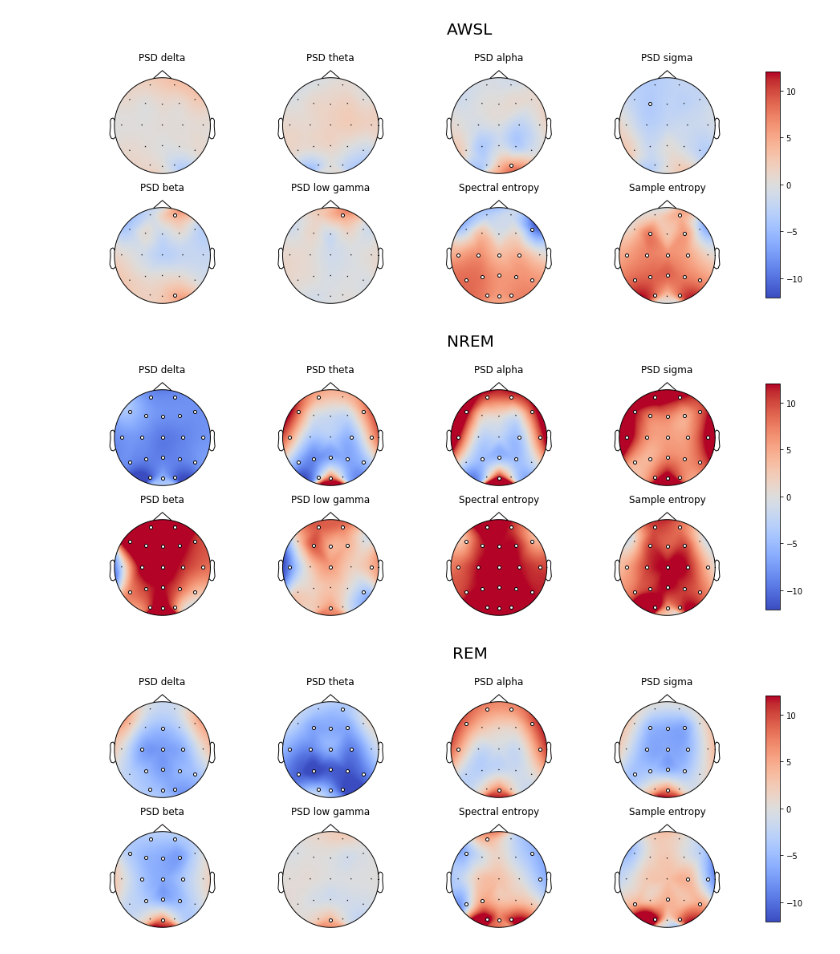
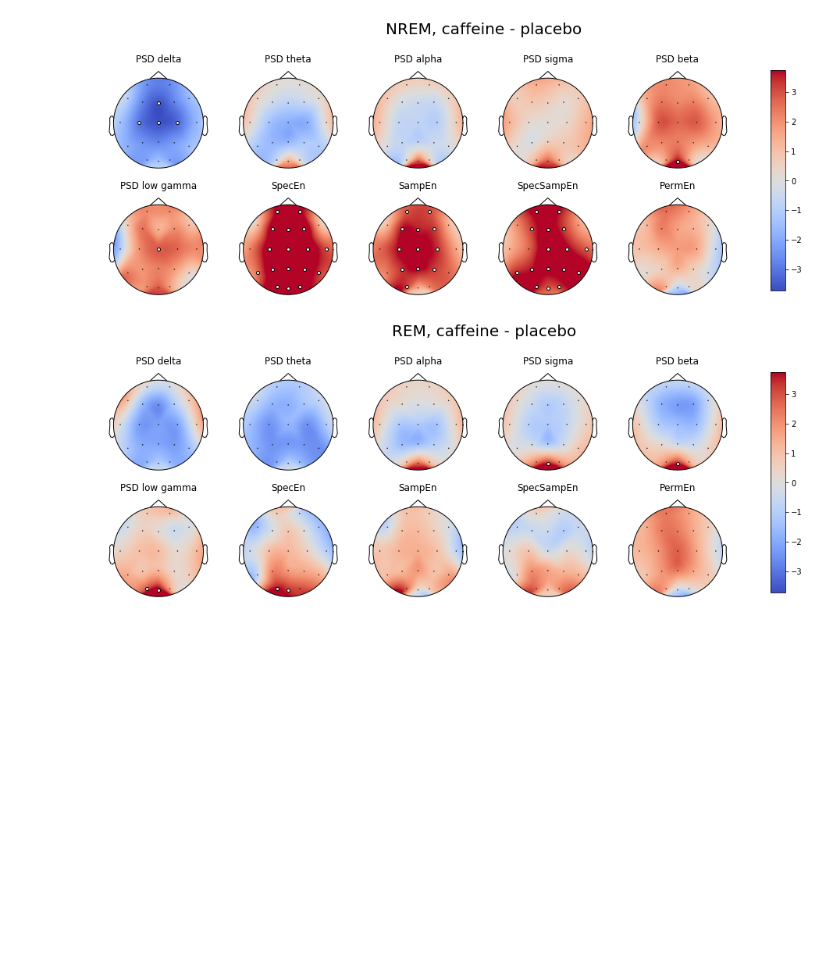
Before and after one commit to PhilippThoelke/caffeine-sleep, a Jupyter notebook: statistics/DifferenceTopomaps.ipynb, the cells around one changed output. Saved outputs shown, nothing was run; the diff lists cells and outputs as text; code cells hidden in the pictures; blank space fills up the shorter version.

```diff
--- a/statistics/DifferenceTopomaps.ipynb
+++ b/statistics/DifferenceTopomaps.ipynb
@@ -7,14 +7,14 @@ from mne import viz, stats
 from matplotlib import colors, pyplot as plt
 # %%
 CAF_DOSE = 200
-SIGNIFICANT_P = 0.005
+SIGNIFICANT_P = 0.05
 AGE_GROUP = -1 # -1: all, 0: up to age 30, 1: from age 30
 
 PROJECT_PATH = '..\\data' # path to where the EEG sensor position file is stored
 FEATURE_PATH = 'C:\\Users\\Philipp\\Documents\\Caffeine\\Features{dose}\\Combined'.format(dose=CAF_DOSE)
 RESULTS_PATH = '..\\results\\diff{dose}'.format(dose=CAF_DOSE)
 
-STAGES = ['AWA', 'AWSL', 'NREM', 'REM']
+STAGES = ['AWSL', 'NREM', 'REM']
 BANDS = ['delta', 'theta', 'alpha', 'sigma', 'beta', 'low gamma']
 CHANNELS = ['Fp1', 'Fp2', 'F3', 'F4', 'F7', 'F8', 'C3', 'C4', 'P3 ', 'P4',
             'O1', 'O2 ', 'T3', 'T4', 'T5', 'T6', 'Fz', 'Cz', 'Pz', 'Oz']
@@ -31,15 +31,15 @@ elif AGE_GROUP == 1:
     age_suffix = '_age_f30'
 
 # load computed features
-with open(os.path.join(FEATURE_PATH, f'data{age_suffix}.pickle'), 'rb') as file:
+with open(os.path.join(FEATURE_PATH, f'data{age_suffix}_avg.pickle'), 'rb') as file:
     data = pickle.load(file)
 
 # load corresponding labels to the features
-with open(os.path.join(FEATURE_PATH, f'labels{age_suffix}.pickle'), 'rb') as file:
+with open(os.path.join(FEATURE_PATH, f'labels{age_suffix}_avg.pickle'), 'rb') as file:
     labels = pickle.load(file)
 
 # load subject group vectors
-with open(os.path.join(FEATURE_PATH, f'groups{age_suffix}.pickle'), 'rb') as file:
+with open(os.path.join(FEATURE_PATH, f'groups{age_suffix}_avg.pickle'), 'rb') as file:
     groups = pickle.load(file)
 # %%
 results = {}
@@ -99,19 +136,39 @@ Permuting 999 times...
+# %%
+total = {}
+for stage in STAGES:
+    total[stage] = {}
+    for feature in data[stage].keys():
+        caf = data[stage][feature][labels[stage]==1]
+        #caf = (caf - data[stage][feature].mean()) / data[stage][feature].std()
+
+        plac = data[stage][feature][labels[stage]==0]
+        #plac = (plac - data[stage][feature].mean()) / data[stage][feature].std()
+
+        total[stage][feature] = {
+            'caf_mean': caf.mean(axis=0),
+            'plac_mean': plac.mean(axis=0),
+            't_statistic': results[stage][feature][0],
+            'p_value': results[stage][feature][1]
+        }
+
+with open(os.path.join('..', 'results', 'difference', f'total{CAF_DOSE}.pickle'), 'wb') as file:
+    pickle.dump(total, file)
 # %%
 colormap = 'coolwarm'
 
 # get highest absolute value in the t-distribution for the colorbar, center on zero
-highest = np.max([[np.max(np.abs(results[stage][feature][0].mean(axis=0))) for feature in results[stage].keys()] for stage in STAGES])
+highest = np.max([[np.max(np.abs(results[stage][feature][0].mean(axis=0))) for feature in results[stage].keys() if 'SpecPermEn' not in feature] for stage in STAGES])
 vmin = -highest
 vmax = highest
 
 for stage in STAGES:
     plt.figure(figsize=(18, 5))
-    plt.suptitle(stage, y=1.1, fontsize=20)
+    suptitle = plt.suptitle(f'{stage}, caffeine - placebo'.replace('AWSL', 'AWA'), y=1.1, fontsize=20)
 
     subplot_index = 1
     axes = []
     for feature in results[stage].keys():
-        if 'SpecPerm' in feature or 'SpecSamp' in feature:
+        if 'SpecPermEn' in feature:
             continue
 
         # get current t-value, p-value and the significance mask for plotting
@@ -120,10 +177,10 @@ for stage in STAGES:
         mask = curr_p < SIGNIFICANT_P
 
         # add a new subplot
-        axes.append(plt.subplot(2, 4, subplot_index))
-        plt.title(feature.replace('_', ' ').replace('SpecShanEn', 'Spectral entropy').replace('SampEn', 'Sample entropy'))
+        axes.append(plt.subplot(2, 5, subplot_index))
+        plt.title(feature.replace('_', ' ').replace('SpecShanEn', 'SpecEn'))
 
-        # print the current topomap
+        # plot the current topomap
         viz.plot_topomap(curr_t, sensor_pos, mask=mask, cmap=colormap, vmin=vmin, vmax=vmax, contours=False, show=False)
         subplot_index += 1
 
@@ -134,6 +191,6 @@ for stage in STAGES:
     plt.colorbar(sm, ax=axes, shrink=0.95, aspect=15)
 
     # save the figure to a file
-    plt.savefig(os.path.join(RESULTS_PATH, f'diff_{stage}{age_suffix}'))
+    plt.savefig(os.path.join(RESULTS_PATH, f'diff_{stage}{age_suffix}'), bbox_inches='tight', bbox_extra_artists=[suptitle])
     plt.show()
 # %% [output]
@@ -141,3 +198,2 @@ for stage in STAGES:
-[figure, old version]
+[figure, new version]
-[figure, old version]
+[figure, new version]
-[figure, removed]
```
Also changed, not shown: parts of 4 cells of this notebook.
